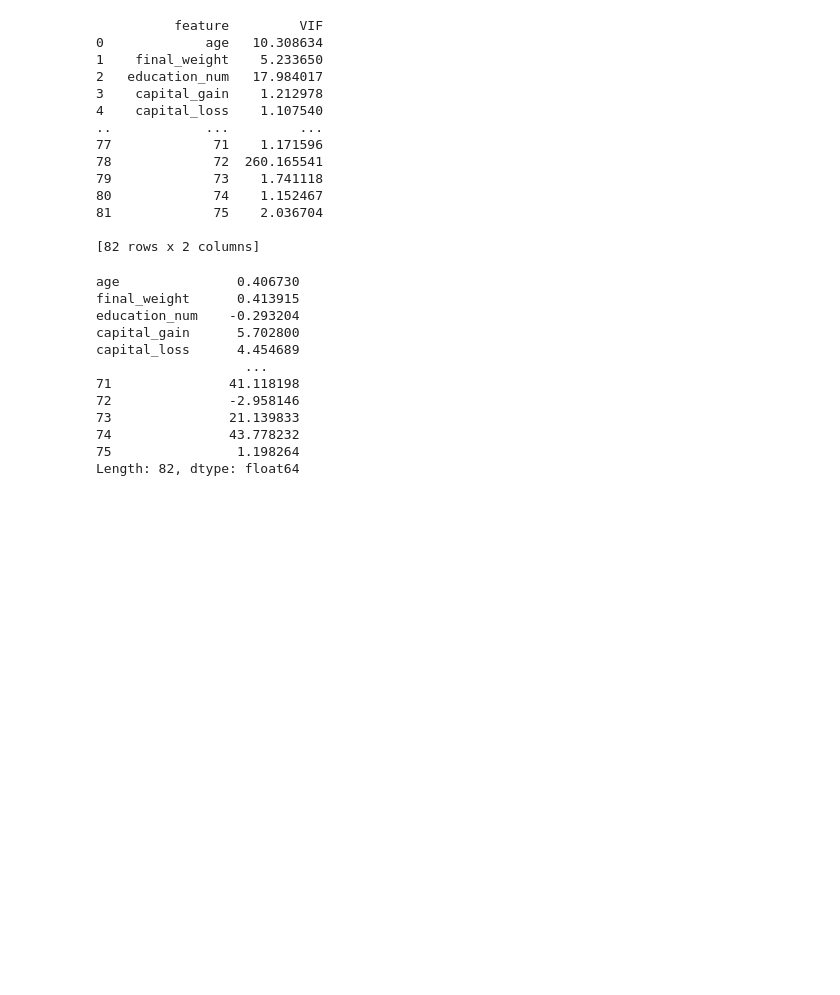
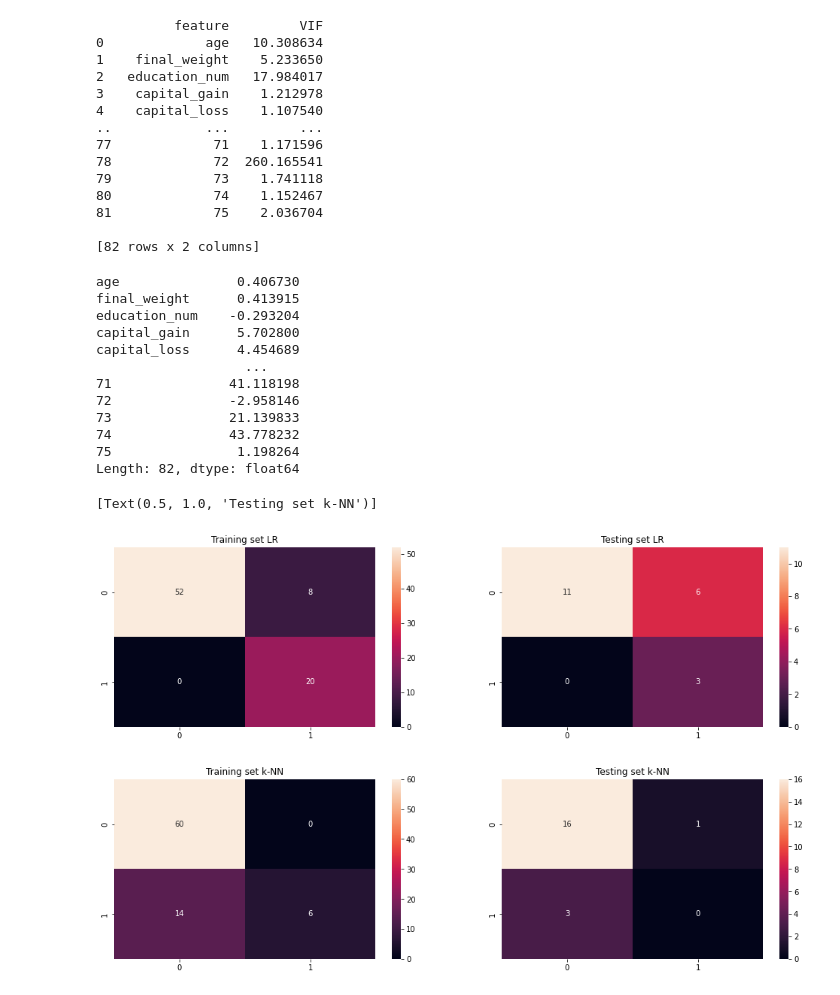
Before and after one commit to Prinex/Predicting-Census-Income-MachineLearning, a Jupyter notebook: coursework_code.ipynb, the cells around one changed output. Saved outputs shown, nothing was run; the diff lists cells and outputs as text; code cells hidden in the pictures; blank space fills up the shorter version.

Commit message:
Finished Task1 on the following: -Did cross validation for the models chosen -evaluated the results -Tuned logistic regression model, and did evaluation

```diff
--- a/coursework_code.ipynb
+++ b/coursework_code.ipynb
@@ -498,0 +542,28 @@ Length: 82, dtype: float64
+# %%
+# Evaluating the models
+# these initialized models will be used later on for tuning
+# logistic regression
+# cf matrix on seen data
+cmatrix_lr_train = confusion_matrix(y_train, y_train_pred_lr)
+# cf matrix on unseen data
+cmatrix_lr_test = confusion_matrix(y_test, y_test_pred_lr)
+
+fig, ax = plt.subplots(1, 2, figsize = (15, 5))
+# increase padding of the figure
+fig.tight_layout(pad = 5)
+sns.heatmap(cmatrix_lr_train, annot = True, ax = ax[0]).set(title = 'Training set LR')
+sns.heatmap(cmatrix_lr_test, annot = True, ax = ax[1]).set(title = 'Testing set LR')
+
+# K-NN Model
+cmatrix_knn_train = confusion_matrix(y_train, y_train_pred_knn)
+cmatrix_knn_test = confusion_matrix(y_test, y_test_pred_knn)
+
+fig1, ax1 = plt.subplots(1, 2, figsize = (15, 5))
+# increase padding of the figure
+fig1.tight_layout(pad = 5)
+sns.heatmap(cmatrix_knn_train, annot = True, ax = ax1[0]).set(title = 'Training set k-NN')
+sns.heatmap(cmatrix_knn_test, annot = True, ax = ax1[1]).set(title = 'Testing set k-NN')
+# %% [output]
+[Text(0.5, 1.0, 'Testing set k-NN')]
+[figure, added]
+[figure, added]
```
Also changed, not shown: parts of 22 cells of this notebook.
